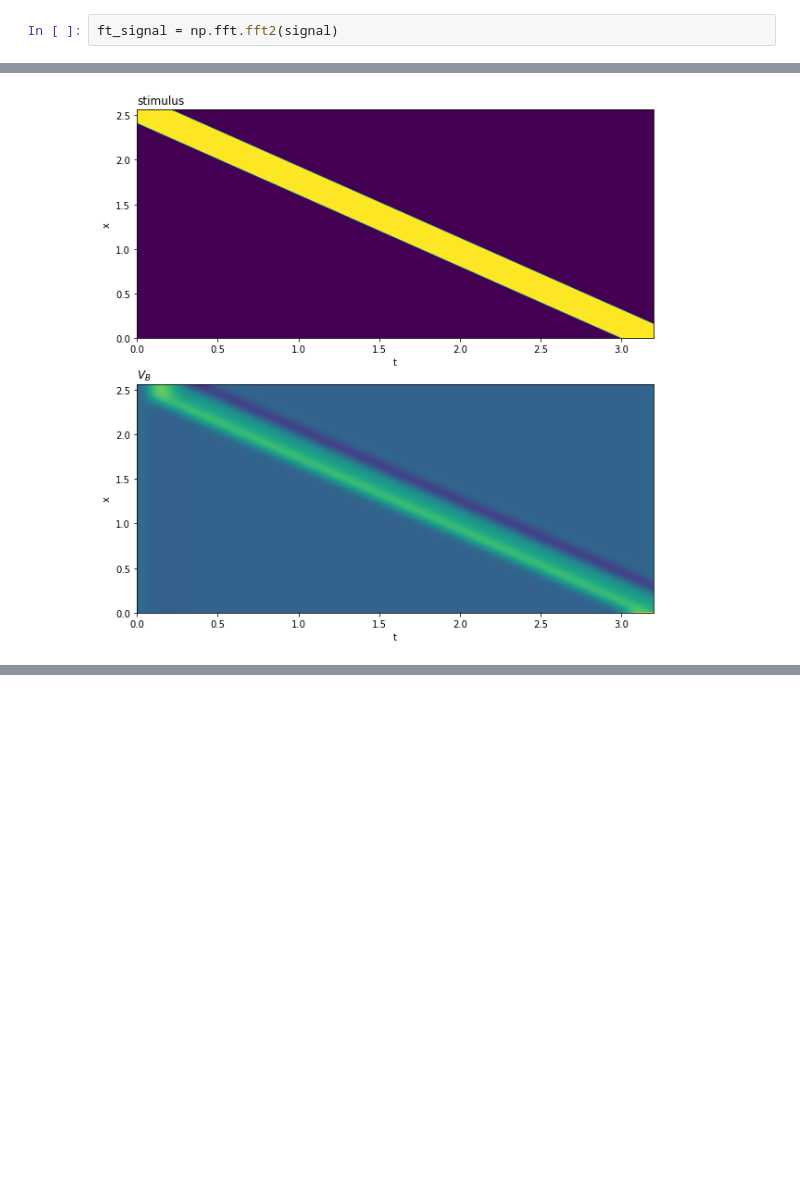
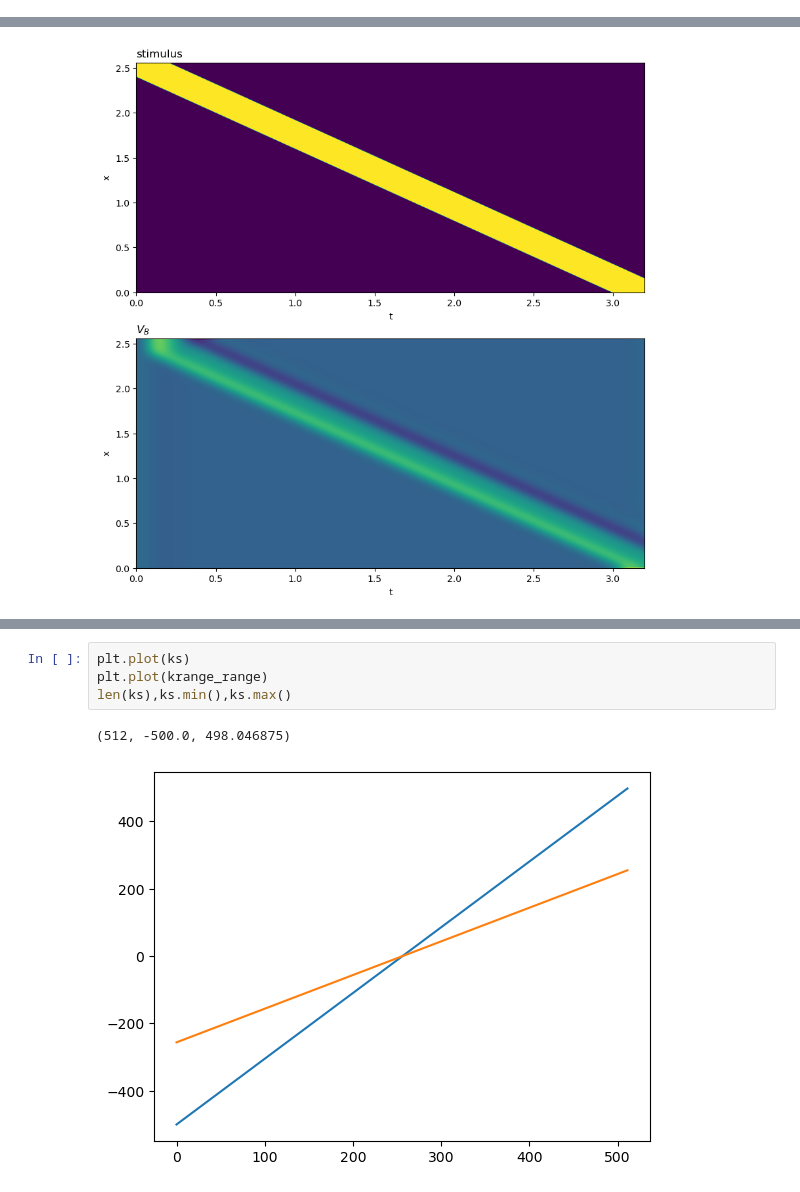
Before and after one commit to simoneeb/motion_anticipation_network, a Jupyter notebook: Brian/test_spectrum.ipynb, the cells around one changed output, grey strips where cells are left out. Saved outputs shown, nothing was run; the diff lists cells and outputs as text; blank space fills up the shorter version.

```diff
--- a/Brian/test_spectrum.ipynb
+++ b/Brian/test_spectrum.ipynb
@@ -46,2 +42,0 @@ stim = np.load(f'../output/Brian/stim_{name}.npy')
-# %%
-ft_signal = np.fft.fft2(signal)
@@ -139,3 +113,10 @@ df = fts/ghat_mat
+# %%
+plt.plot(ks)
+plt.plot(krange_range)
+len(ks),ks.min(),ks.max()
+# %% [output]
+(512, -500.0, 498.046875)
+[figure, added]
 # %%
 fig = plt.figure(figsize = (15,5))
 gs = fig.add_gridspec(1,3)
```
Also changed, not shown: parts of 10 cells of this notebook, 1 other file.
